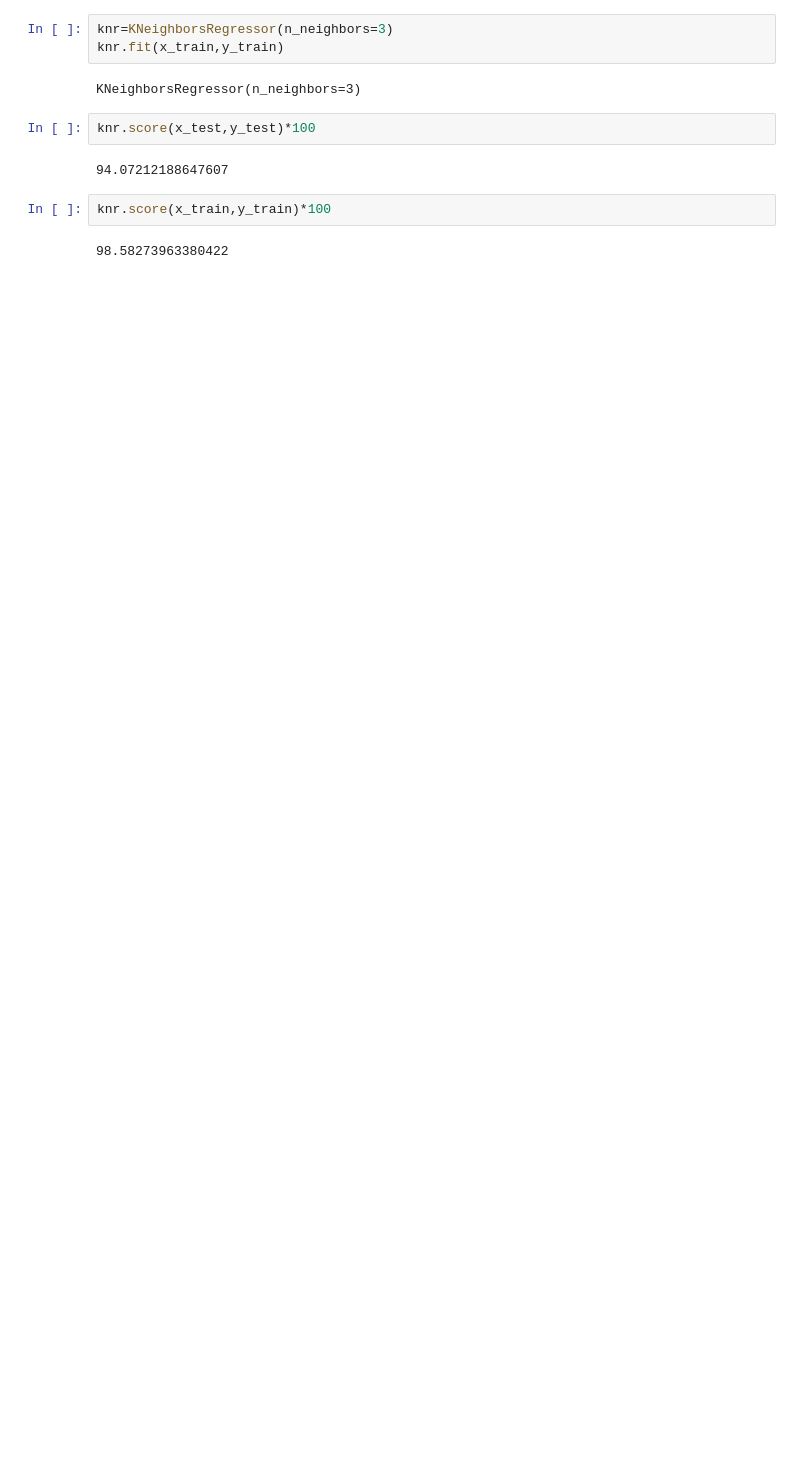
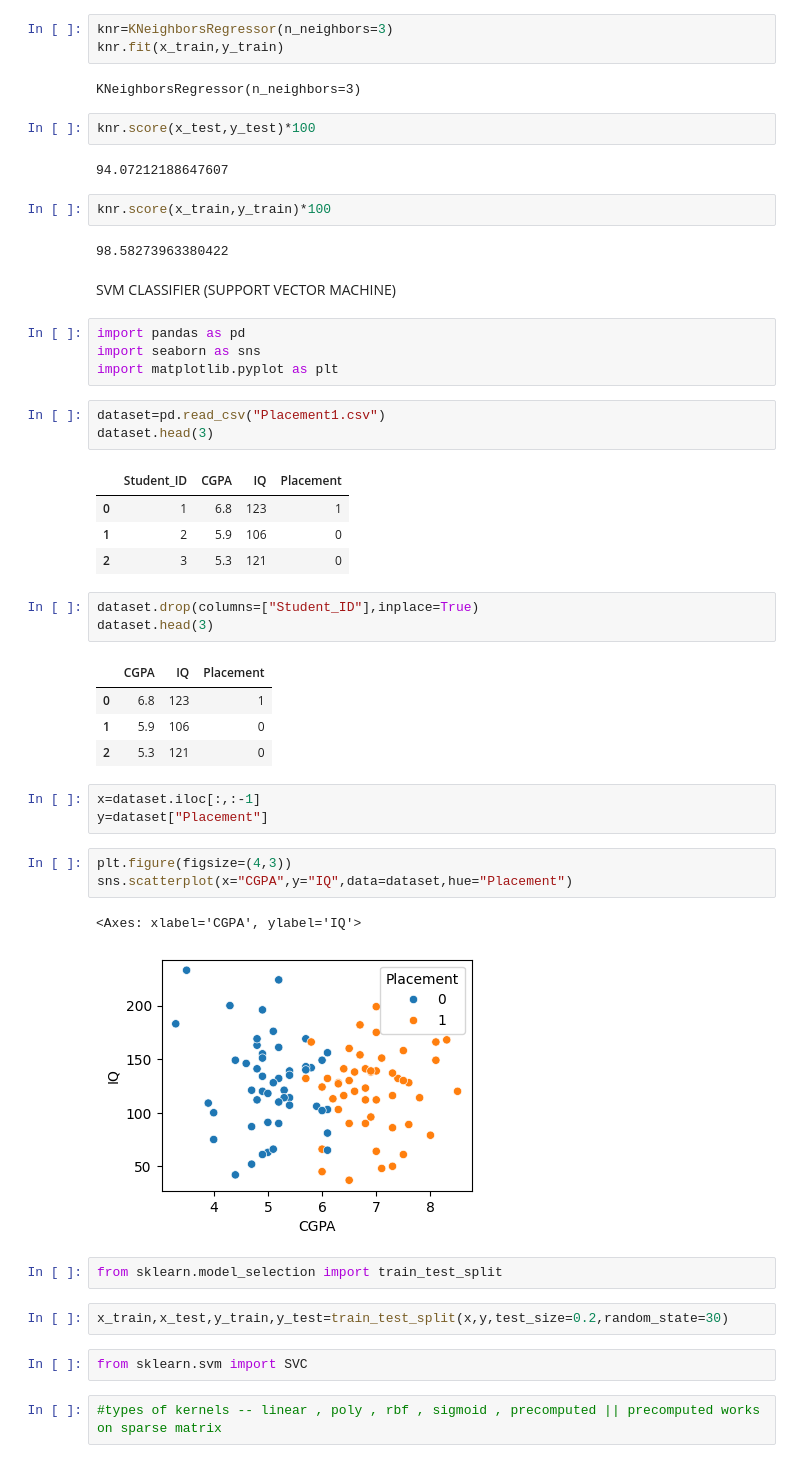
Before and after one commit to chahalbaljinder/data-science-ML-tutorial, a Jupyter notebook: k-nearest neighbour .ipynb, the cells around one changed output. Drawn from its saved outputs; the diff is of its cells as text; blank space fills up the shorter version.

```diff
--- a/k-nearest neighbour .ipynb
+++ b/k-nearest neighbour .ipynb
@@ -129,3 +129,42 @@ knr.score(x_test,y_test)*100
 knr.score(x_train,y_train)*100
 # %% [output]
 98.58273963380422
+# %% [markdown]
+SVM CLASSIFIER (SUPPORT VECTOR MACHINE)
+# %%
+import pandas as pd
+import seaborn as sns
+import matplotlib.pyplot as plt
+# %%
+dataset=pd.read_csv("Placement1.csv")
+dataset.head(3)
+# %% [output]
+|  | Student_ID | CGPA | IQ | Placement |
+| 0 | 1 | 6.8 | 123 | 1 |
+| 1 | 2 | 5.9 | 106 | 0 |
+| 2 | 3 | 5.3 | 121 | 0 |
+# %%
+dataset.drop(columns=["Student_ID"],inplace=True)
+dataset.head(3)
+# %% [output]
+|  | CGPA | IQ | Placement |
+| 0 | 6.8 | 123 | 1 |
+| 1 | 5.9 | 106 | 0 |
+| 2 | 5.3 | 121 | 0 |
+# %%
+x=dataset.iloc[:,:-1]
+y=dataset["Placement"]
+# %%
+plt.figure(figsize=(4,3))
+sns.scatterplot(x="CGPA",y="IQ",data=dataset,hue="Placement")
+# %% [output]
+<Axes: xlabel='CGPA', ylabel='IQ'>
+[figure, added]
+# %%
+from sklearn.model_selection import train_test_split
+# %%
+x_train,x_test,y_train,y_test=train_test_split(x,y,test_size=0.2,random_state=30)
+# %%
+from sklearn.svm import SVC
+# %%
+#types of kernels -- linear , poly , rbf , sigmoid , precomputed || precomputed works on sparse matrix
```
Also changed, not shown: parts of 18 cells of this notebook.
